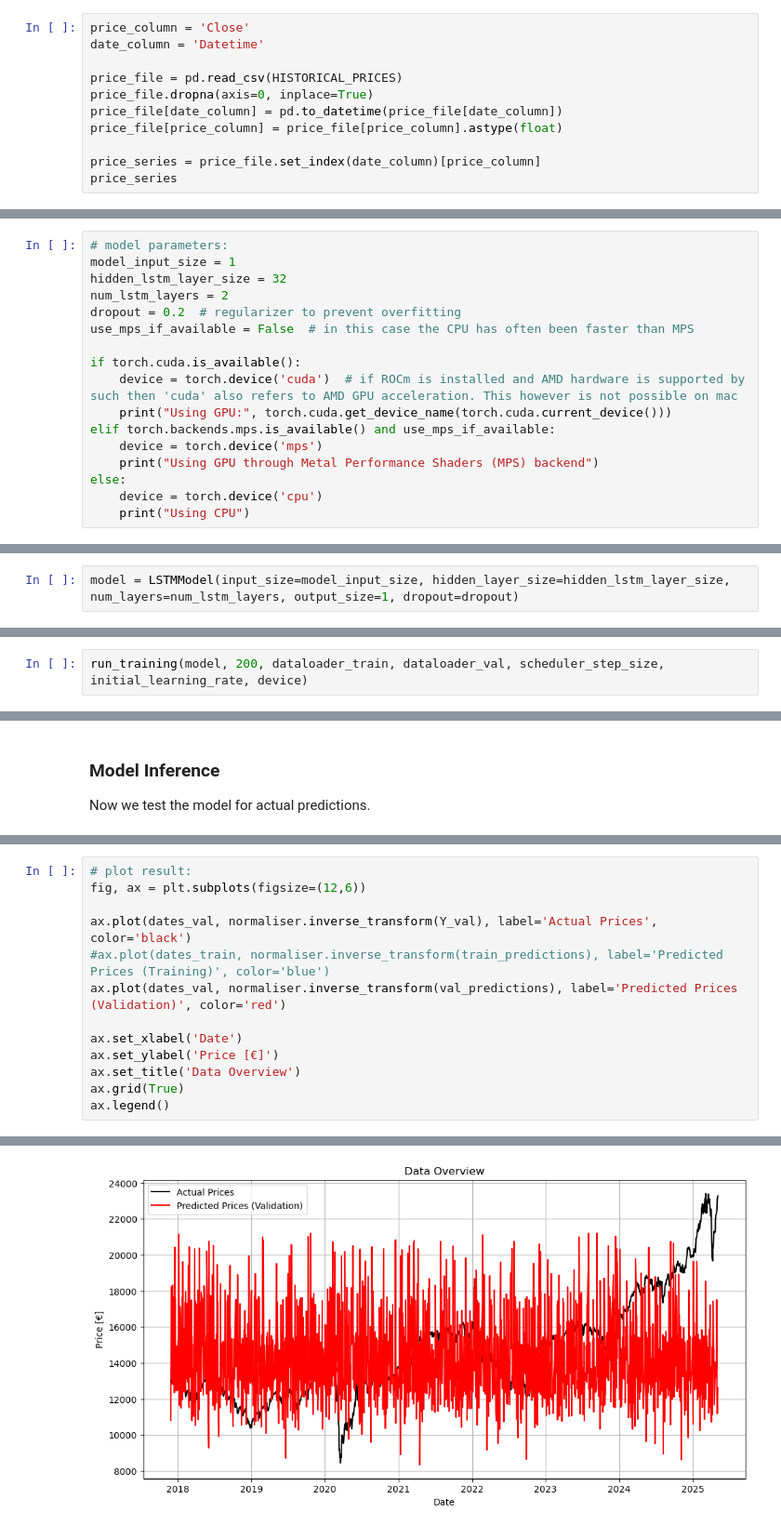
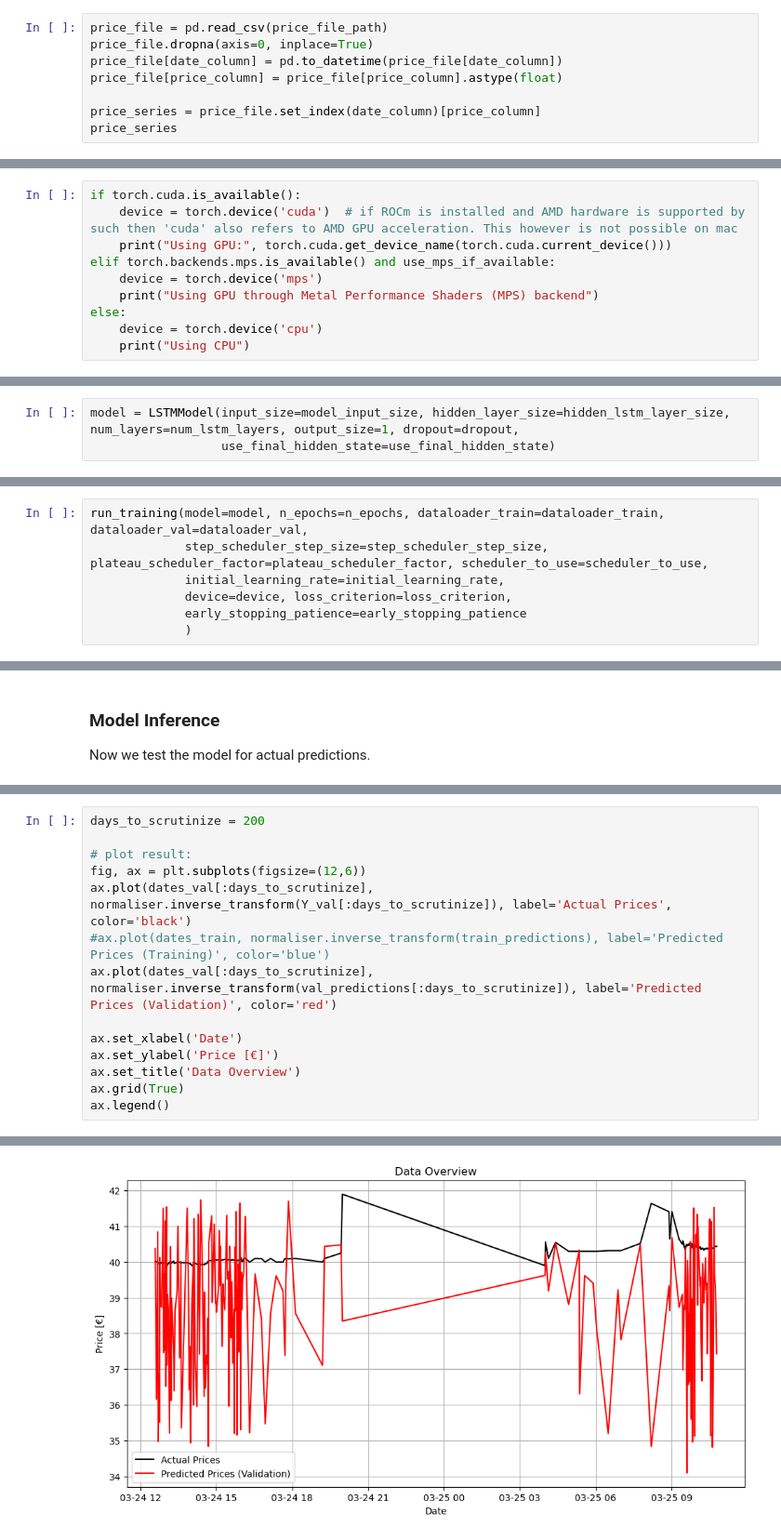
Before and after one commit to paulruesing/hybrid-rl-index-trading, a Jupyter notebook: notebooks/predictor_dev.ipynb, the cells around one changed output, grey strips where cells are left out. Shown at 93% size. Cells and saved outputs as stored; diff of their text form.

```diff
--- a/notebooks/predictor_dev.ipynb
+++ b/notebooks/predictor_dev.ipynb
@@ -29,10 +60,7 @@ HISTORICAL_PRICES = DAILY_PRICES / "20250505 14_56_24 ^GDAXI Close price data 19
 # %% [markdown]
 ### Data Loading
 # %%
-price_column = 'Close'
-date_column = 'Datetime'
-
-price_file = pd.read_csv(HISTORICAL_PRICES)
+price_file = pd.read_csv(price_file_path)
 price_file.dropna(axis=0, inplace=True)
 price_file[date_column] = pd.to_datetime(price_file[date_column])
 price_file[price_column] = price_file[price_column].astype(float)
@@ -307,13 +345,6 @@ class LSTMModel(nn.Module):
 ### Model Training
 For training we utilise the **Adam optimiser** with **StepLR scheduler** to sequentially reduce the learning rate (other possibility: **ReduceLROnPlateau scheduler**) and **MSE-loss**
 # %%
-# model parameters:
-model_input_size = 1
-hidden_lstm_layer_size = 32
-num_lstm_layers = 2
-dropout = 0.2  # regularizer to prevent overfitting
-use_mps_if_available = False  # in this case the CPU has often been faster than MPS
-
 if torch.cuda.is_available():
     device = torch.device('cuda')  # if ROCm is installed and AMD hardware is supported by such then 'cuda' also refers to AMD GPU acceleration. This however is not possible on mac
     print("Using GPU:", torch.cuda.get_device_name(torch.cuda.current_device()))
@@ -326,6 +357,7 @@ else:
 # %% [output]
 Using CPU
 # %%
-model = LSTMModel(input_size=model_input_size, hidden_layer_size=hidden_lstm_layer_size, num_layers=num_lstm_layers, output_size=1, dropout=dropout)
+model = LSTMModel(input_size=model_input_size, hidden_layer_size=hidden_lstm_layer_size, num_layers=num_lstm_layers, output_size=1, dropout=dropout,
+                  use_final_hidden_state=use_final_hidden_state)
 # %%
 model = model.to(device)
@@ -361,5 +414,10 @@ def run_training(model, n_epochs: int, dataloader_train, dataloader_val, schedul
     ax.legend()
     ax.set_title('Training Progress')
 # %%
-run_training(model, 200, dataloader_train, dataloader_val, scheduler_step_size, initial_learning_rate, device)
+run_training(model=model, n_epochs=n_epochs, dataloader_train=dataloader_train, dataloader_val=dataloader_val,
+             step_scheduler_step_size=step_scheduler_step_size, plateau_scheduler_factor=plateau_scheduler_factor, scheduler_to_use=scheduler_to_use,
+             initial_learning_rate=initial_learning_rate,
+             device=device, loss_criterion=loss_criterion,
+             early_stopping_patience=early_stopping_patience
+             )
 # %% [output]
@@ -398,16 +467,17 @@ ax.legend()
 # %%
+days_to_scrutinize = 200
+
 # plot result:
 fig, ax = plt.subplots(figsize=(12,6))
-
-ax.plot(dates_val, normaliser.inverse_transform(Y_val), label='Actual Prices', color='black')
+ax.plot(dates_val[:days_to_scrutinize], normaliser.inverse_transform(Y_val[:days_to_scrutinize]), label='Actual Prices', color='black')
 #ax.plot(dates_train, normaliser.inverse_transform(train_predictions), label='Predicted Prices (Training)', color='blue')
-ax.plot(dates_val, normaliser.inverse_transform(val_predictions), label='Predicted Prices (Validation)', color='red')
+ax.plot(dates_val[:days_to_scrutinize], normaliser.inverse_transform(val_predictions[:days_to_scrutinize]), label='Predicted Prices (Validation)', color='red')
 
 ax.set_xlabel('Date')
 ax.set_ylabel('Price [€]')
 ax.set_title('Data Overview')
 ax.grid(True)
 ax.legend()
 # %% [output]
 <matplotlib.legend.Legend at 0x...>
-[figure, old version]
+[figure, new version]
```
Also changed, not shown: parts of 22 cells of this notebook.
